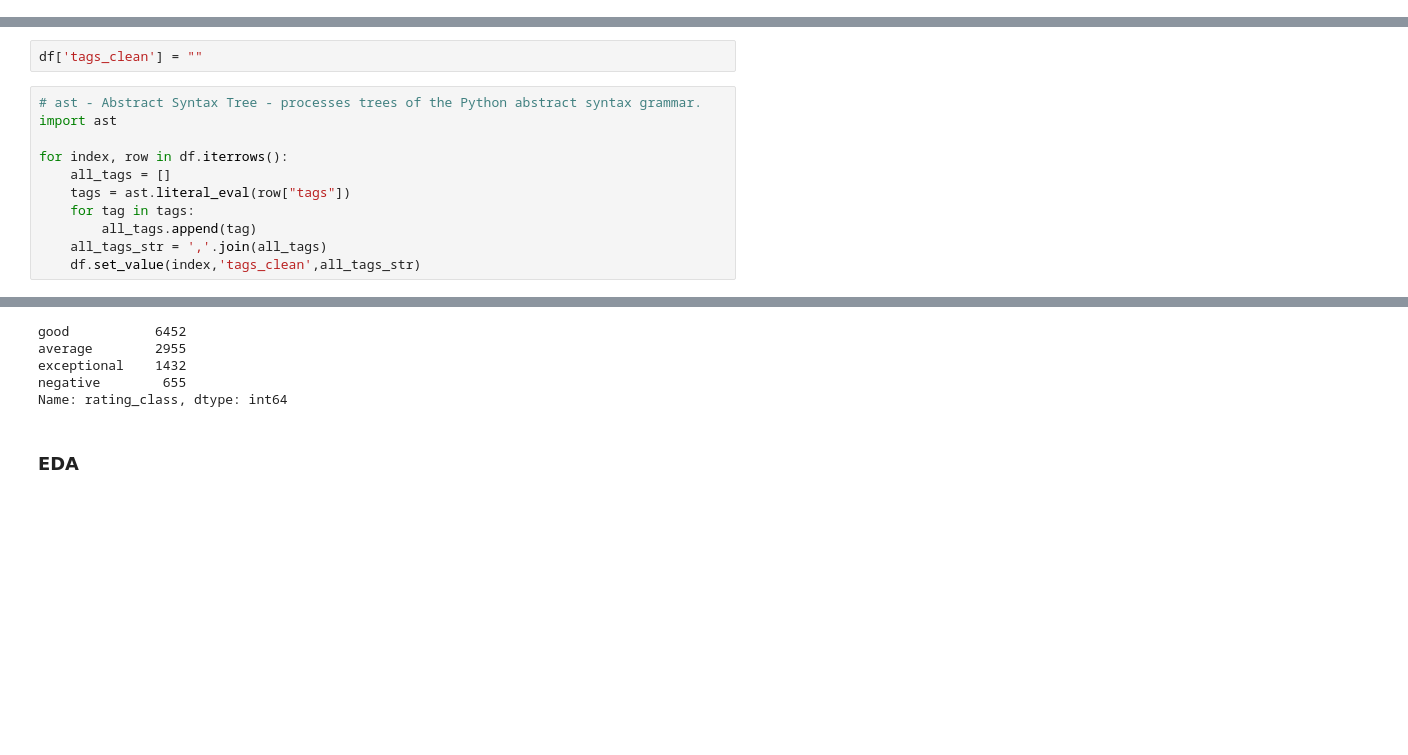
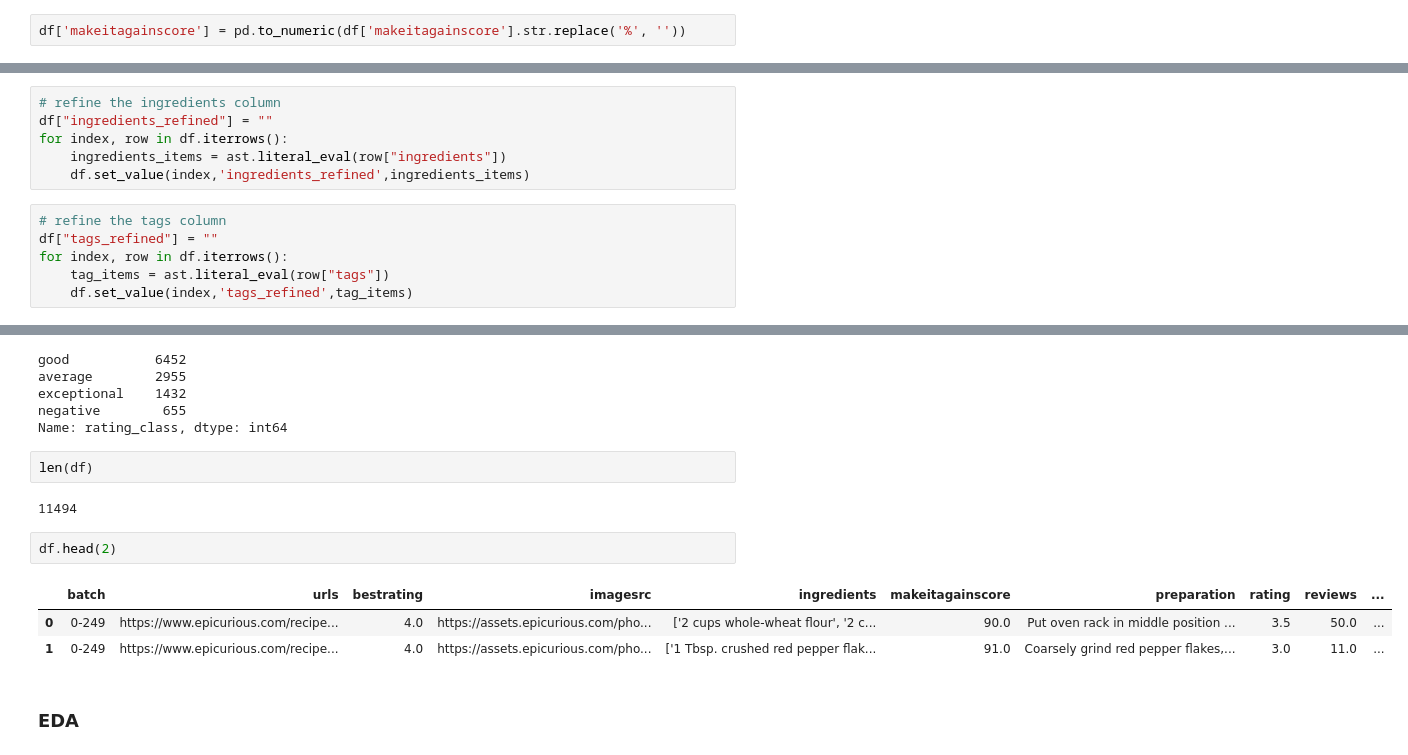
Before and after one commit to asela1982/appetize-me, a Jupyter notebook: modelingNLP/predict_user_ratings_pandas.ipynb, the cells around one changed output, grey strips where cells are left out. Cells and saved outputs as stored; diff of their text form; blank space fills up the shorter version.

```diff
--- a/modelingNLP/predict_user_ratings_pandas.ipynb
+++ b/modelingNLP/predict_user_ratings_pandas.ipynb
@@ -42,3 +48,5 @@ df.head(3)
+# %%
+df['makeitagainscore'] = pd.to_numeric(df['makeitagainscore'].str.replace('%', ''))
 # %%
 # drop rows if there are null value records
 df.dropna(axis=0, how='any', inplace=True,subset=['bestrating','ingredients',\
@@ -48,13 +54,12 @@ df.dropna(axis=0, how='any', inplace=True,subset=['bestrating','ingredients',\
-# %%
-df['tags_clean'] = ""
+# %%
+# refine the ingredients column
+df["ingredients_refined"] = ""
+for index, row in df.iterrows():
+    ingredients_items = ast.literal_eval(row["ingredients"])
+    df.set_value(index,'ingredients_refined',ingredients_items)
 # %%
-# ast - Abstract Syntax Tree - processes trees of the Python abstract syntax grammar.
-import ast
-
+# refine the tags column
+df["tags_refined"] = ""
 for index, row in df.iterrows():
-    all_tags = []
-    tags = ast.literal_eval(row["tags"])
-    for tag in tags:
-        all_tags.append(tag)
-    all_tags_str = ','.join(all_tags)
-    df.set_value(index,'tags_clean',all_tags_str)
+    tag_items = ast.literal_eval(row["tags"])
+    df.set_value(index,'tags_refined',tag_items)
@@ -114,6 +101,16 @@ average        2955
 exceptional    1432
 negative        655
 Name: rating_class, dtype: int64
+# %%
+len(df)
+# %% [output]
+11494
+# %%
+df.head(2)
+# %% [output]
+|  | batch | urls | bestrating | imagesrc | ingredients | makeitagainscore | preparation | rating | reviews | ... |
+| 0 | 0-249 | https://www.epicurious.com/recipe... | 4.0 | https://assets.epicurious.com/pho... | ['2 cups whole-wheat flour', '2 c... | 90.0 | Put oven rack in middle position ... | 3.5 | 50.0 | ... |
+| 1 | 0-249 | https://www.epicurious.com/recipe... | 4.0 | https://assets.epicurious.com/pho... | ['1 Tbsp. crushed red pepper flak... | 91.0 | Coarsely grind red pepper flakes,... | 3.0 | 11.0 | ... |
 # %% [markdown]
 ### EDA
 # %% [markdown]
```
Also changed, not shown: parts of 50 cells of this notebook, 4 other files.
